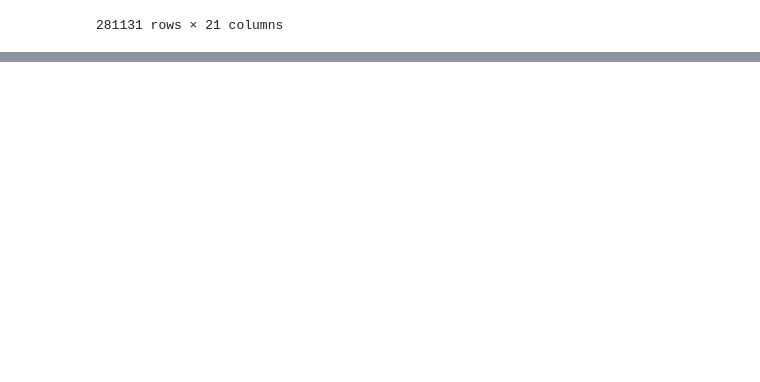
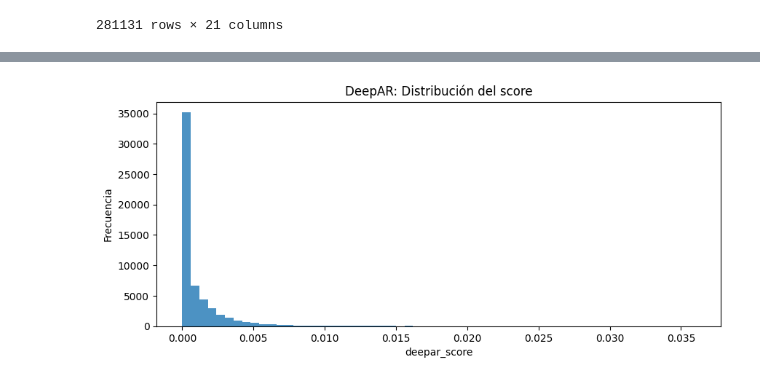
Before and after one commit to treviom90/Anomaly-Detection-in-Crypto, a Jupyter notebook: 10DeepAR.ipynb, the cells around one changed output, grey strips where cells are left out. Cells and saved outputs as stored; diff of their text form; code cells hidden in the pictures; blank space fills up the shorter version.

```diff
--- a/10DeepAR.ipynb
+++ b/10DeepAR.ipynb
@@ -151,3 +207,20 @@ def plot_close_anomalies(df, close_col="close", anomaly_col="anomaly_dagmm", tit
+# %%
+def add_deepar_score(df, y_col="log_return", q10="deepar_q10", q90="deepar_q90"):
+    d = df.copy()
+    d["deepar_score"] = np.where(
+        d[y_col] > d[q90], d[y_col] - d[q90],
+        np.where(d[y_col] < d[q10], d[q10] - d[y_col], 0.0)
+    )
+    return d
+
+def plot_deepar_score_hist(df, score_col="deepar_score", title="DeepAR: Distribución del score"):
+    d = df.dropna(subset=[score_col]).copy()
+    plt.figure(figsize=(10,4))
+    plt.hist(d[score_col], bins=60, alpha=0.8)
+    plt.title(title)
+    plt.xlabel(score_col)
+    plt.ylabel("Frecuencia")
+    plt.show()
 # %%
 features = [
     "log_return",
@@ -203,0 +296,5 @@ plot_close_anomalies(
+# %%
+df_scored_deepar = add_deepar_score(df_scored_deepar)
+plot_deepar_score_hist(df_scored_deepar)
+# %% [output]
+[figure, added]
```
Also changed, not shown: parts of 8 cells of this notebook, 8 other files.
